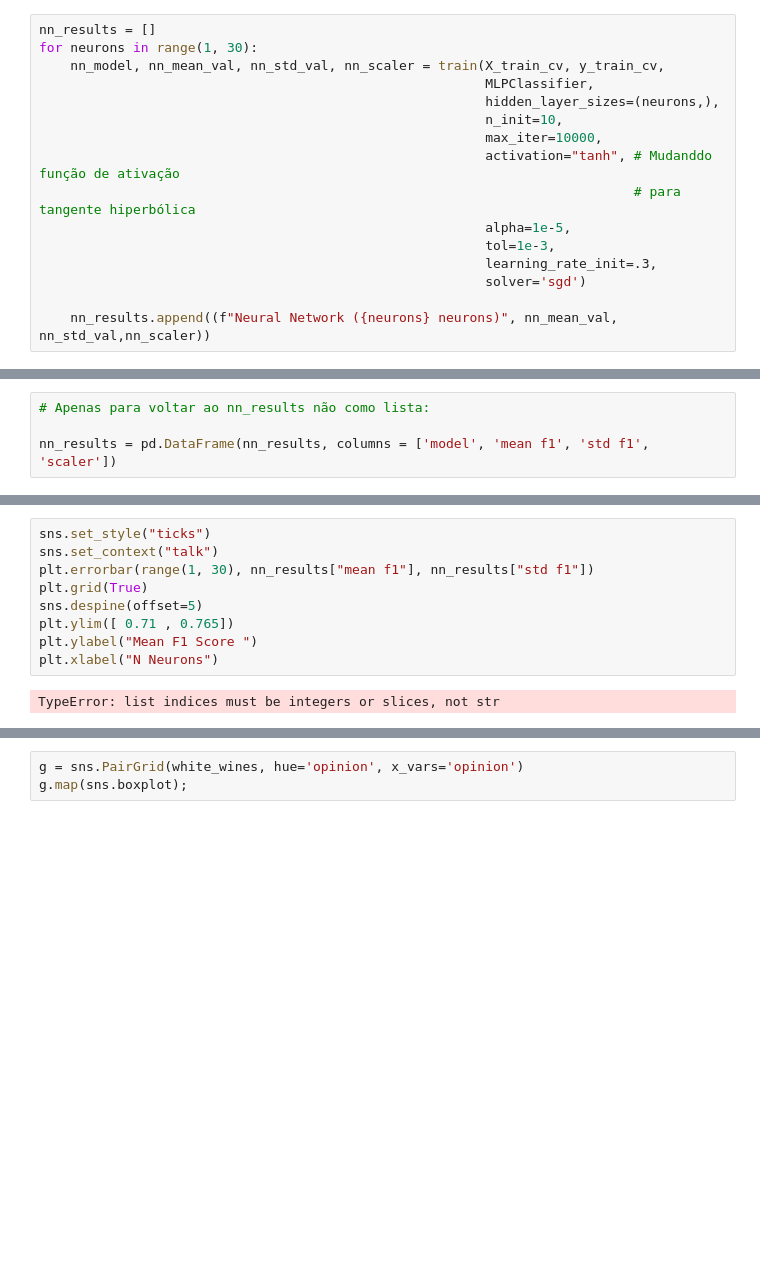
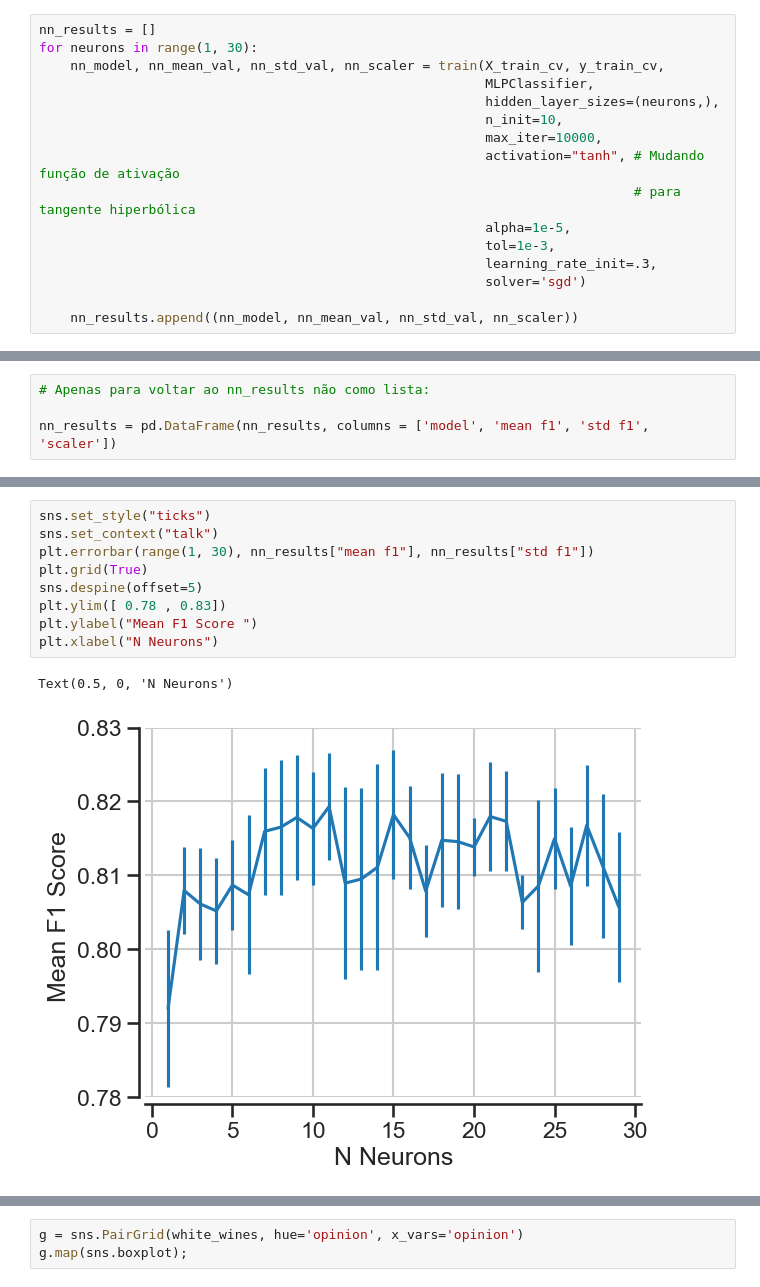
Before and after one commit to FabioRochaPoeta/redesneurais, a Jupyter notebook: FabioRocha_RedesNeurais.ipynb, the cells around one changed output, grey strips where cells are left out. Drawn from its saved outputs; the diff is of its cells as text; blank space fills up the shorter version.

```diff
--- a/FabioRocha_RedesNeurais.ipynb
+++ b/FabioRocha_RedesNeurais.ipynb
@@ -429,13 +428,13 @@ for neurons in range(1, 30):
                                                          hidden_layer_sizes=(neurons,),
                                                          n_init=10,
                                                          max_iter=10000,
-                                                         activation="tanh", # Mudanddo função de ativação
+                                                         activation="tanh", # Mudando função de ativação
                                                                             # para tangente hiperbólica
                                                          alpha=1e-5,
                                                          tol=1e-3,
                                                          learning_rate_init=.3,
                                                          solver='sgd')
 
-    nn_results.append((f"Neural Network ({neurons} neurons)", nn_mean_val, nn_std_val,nn_scaler))
+    nn_results.append((nn_model, nn_mean_val, nn_std_val, nn_scaler))
 # %% [output]
 ========================= FOLD 0 ==========================
@@ -467,11 +463,12 @@ nn_results = pd.DataFrame(nn_results, columns = ['model', 'mean f1', 'std f1', '
 # %%
 sns.set_style("ticks")
 sns.set_context("talk")
 plt.errorbar(range(1, 30), nn_results["mean f1"], nn_results["std f1"])
 plt.grid(True)
 sns.despine(offset=5)
-plt.ylim([ 0.71 , 0.765])
+plt.ylim([ 0.78 , 0.83])
 plt.ylabel("Mean F1 Score ")
 plt.xlabel("N Neurons")
 # %% [output]
-TypeError: list indices must be integers or slices, not str
+Text(0.5, 0, 'N Neurons')
+[figure, added]
```
Also changed, not shown: parts of 5 cells of this notebook.
